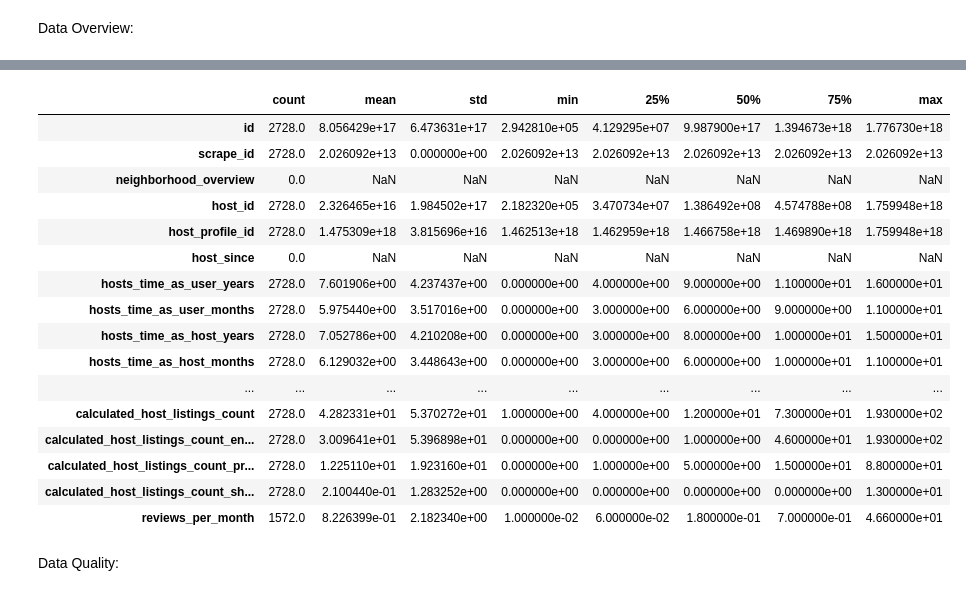
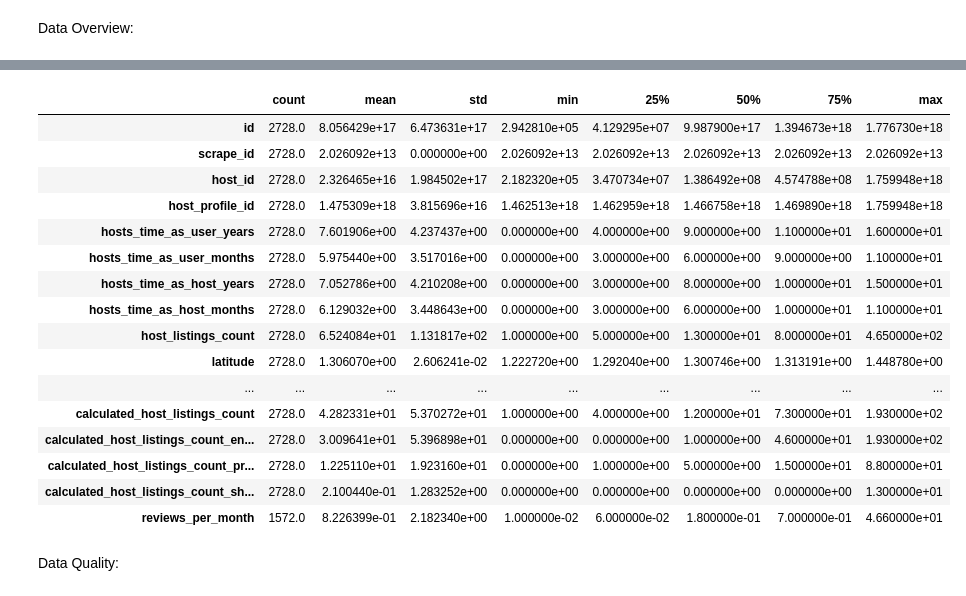
Before and after one commit to tay930/Singapore_Airbnb_ML, a Jupyter notebook: notebooks/01_eda.ipynb, the cells around one changed output, grey strips where cells are left out. Drawn from its saved outputs; the diff is of its cells as text; code cells hidden in the pictures.

Commit message:
Debugged wrong variable for describe

```diff
--- a/notebooks/01_eda.ipynb
+++ b/notebooks/01_eda.ipynb
@@ -57,19 +57,19 @@ Data columns (total 77 columns):
 dtypes: float64(24), int64(24), str(29)
 memory usage: 1.6 MB
 # %%
-display(df.describe().T)
+display(df_eda.describe().T)
 # %% [output]
 |  | count | mean | std | min | 25% | 50% | 75% | max |
 | id | 2728.0 | 8.056429e+17 | 6.473631e+17 | 2.942810e+05 | 4.129295e+07 | 9.987900e+17 | 1.394673e+18 | 1.776730e+18 |
 | scrape_id | 2728.0 | 2.026092e+13 | 0.000000e+00 | 2.026092e+13 | 2.026092e+13 | 2.026092e+13 | 2.026092e+13 | 2.026092e+13 |
-| neighborhood_overview | 0.0 | NaN | NaN | NaN | NaN | NaN | NaN | NaN |
 | host_id | 2728.0 | 2.326465e+16 | 1.984502e+17 | 2.182320e+05 | 3.470734e+07 | 1.386492e+08 | 4.574788e+08 | 1.759948e+18 |
 | host_profile_id | 2728.0 | 1.475309e+18 | 3.815696e+16 | 1.462513e+18 | 1.462959e+18 | 1.466758e+18 | 1.469890e+18 | 1.759948e+18 |
-| host_since | 0.0 | NaN | NaN | NaN | NaN | NaN | NaN | NaN |
 | hosts_time_as_user_years | 2728.0 | 7.601906e+00 | 4.237437e+00 | 0.000000e+00 | 4.000000e+00 | 9.000000e+00 | 1.100000e+01 | 1.600000e+01 |
 | hosts_time_as_user_months | 2728.0 | 5.975440e+00 | 3.517016e+00 | 0.000000e+00 | 3.000000e+00 | 6.000000e+00 | 9.000000e+00 | 1.100000e+01 |
 | hosts_time_as_host_years | 2728.0 | 7.052786e+00 | 4.210208e+00 | 0.000000e+00 | 3.000000e+00 | 8.000000e+00 | 1.000000e+01 | 1.500000e+01 |
 | hosts_time_as_host_months | 2728.0 | 6.129032e+00 | 3.448643e+00 | 0.000000e+00 | 3.000000e+00 | 6.000000e+00 | 1.000000e+01 | 1.100000e+01 |
+| host_listings_count | 2728.0 | 6.524084e+01 | 1.131817e+02 | 1.000000e+00 | 5.000000e+00 | 1.300000e+01 | 8.000000e+01 | 4.650000e+02 |
+| latitude | 2728.0 | 1.306070e+00 | 2.606241e-02 | 1.222720e+00 | 1.292040e+00 | 1.300746e+00 | 1.313191e+00 | 1.448780e+00 |
 | ... | ... | ... | ... | ... | ... | ... | ... | ... |
 | calculated_host_listings_count | 2728.0 | 4.282331e+01 | 5.370272e+01 | 1.000000e+00 | 4.000000e+00 | 1.200000e+01 | 7.300000e+01 | 1.930000e+02 |
 | calculated_host_listings_count_en... | 2728.0 | 3.009641e+01 | 5.396898e+01 | 0.000000e+00 | 0.000000e+00 | 1.000000e+00 | 4.600000e+01 | 1.930000e+02 |
```
Also changed, not shown: parts of 8 cells of this notebook.
